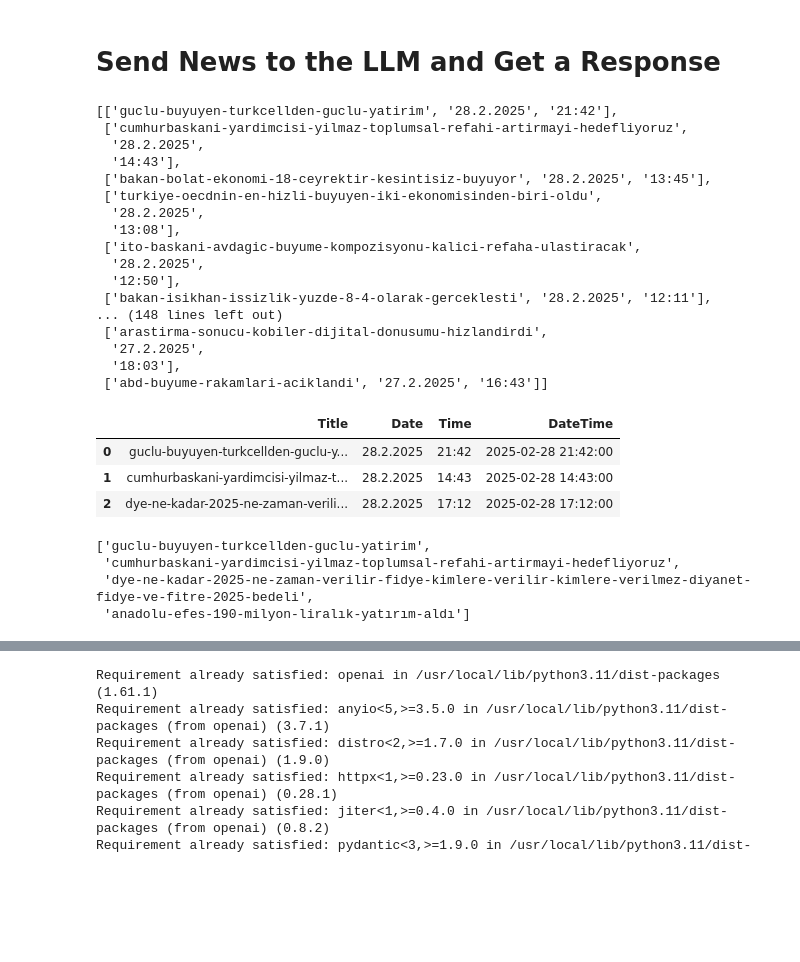
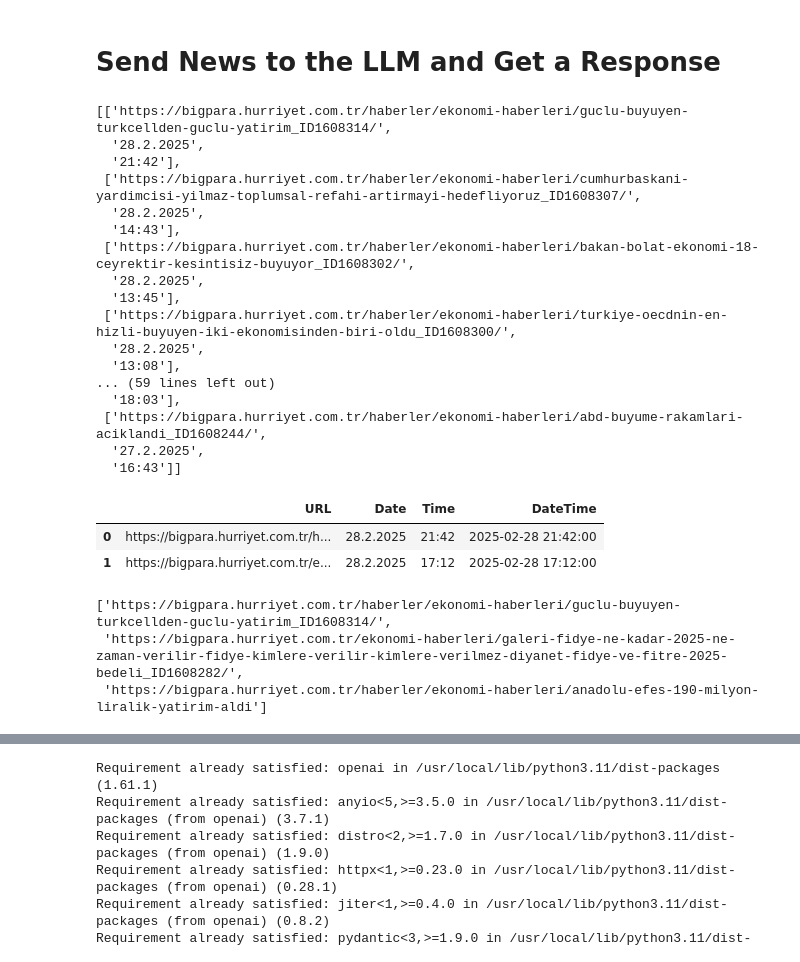
Before and after one commit to burakemretetik/news_signal, a Jupyter notebook: ScrapeNews.ipynb, the cells around one changed output, grey strips where cells are left out. Saved outputs shown, nothing was run; the diff lists cells and outputs as text; code cells hidden in the pictures; blank space fills up the shorter version.

```diff
--- a/ScrapeNews.ipynb
+++ b/ScrapeNews.ipynb
@@ -232,11 +232,13 @@ for link in bigpara_links:
 # Parse the HTML content
 soup = BeautifulSoup(bigpara, 'html.parser')
 
+news_data = []
 for ul_tag in soup.find_all('ul'):
     # Extract href
     href_tag = ul_tag.find('a', href=True)
     href = href_tag['href'] if href_tag else None  # Handle if href not found
-    href = href[28:-11] if href_tag else None  # Handle if href not found
+    #href = href[28:-11] if href_tag else None  # Handle if href not found
+    href = "https://bigpara.hurriyet.com.tr" + href if href else None  # Handle if href not found
 
     # Extract date and time
     date_tag = ul_tag.find('li', class_='cell012')
@@ -245,60 +247,58 @@ for ul_tag in soup.find_all('ul'):
     time_tag = ul_tag.find('li', class_='cell024')
     time = time_tag.text if time_tag else None  # Handle if time not found
 
-    if href and date and time:  # Print only if all elements found
-        news_data.append([href, date, time])  # Store as list for CSV writing
+    if href and date and time:  # Append only if all elements found
+        news_data.append([href, date, time])
 
 news_data
 # %% [output]
-[['guclu-buyuyen-turkcellden-guclu-yatirim', '28.2.2025', '21:42'],
- ['cumhurbaskani-yardimcisi-yilmaz-toplumsal-refahi-artirmayi-hedefliyoruz',
+[['https://bigpara.hurriyet.com.tr/haberler/ekonomi-haberleri/guclu-buyuyen-turkcellden-guclu-yatirim_ID1608314/',
+  '28.2.2025',
+  '21:42'],
+ ['https://bigpara.hurriyet.com.tr/haberler/ekonomi-haberleri/cumhurbaskani-yardimcisi-yilmaz-toplumsal-refahi-artirmayi-hedefliyoruz_ID1608307/',
   '28.2.2025',
   '14:43'],
- ['bakan-bolat-ekonomi-18-ceyrektir-kesintisiz-buyuyor', '28.2.2025', '13:45'],
- ['turkiye-oecdnin-en-hizli-buyuyen-iki-ekonomisinden-biri-oldu',
+ ['https://bigpara.hurriyet.com.tr/haberler/ekonomi-haberleri/bakan-bolat-ekonomi-18-ceyrektir-kesintisiz-buyuyor_ID1608302/',
+  '28.2.2025',
+  '13:45'],
+ ['https://bigpara.hurriyet.com.tr/haberler/ekonomi-haberleri/turkiye-oecdnin-en-hizli-buyuyen-iki-ekonomisinden-biri-oldu_ID1608300/',
   '28.2.2025',
   '13:08'],
- ['ito-baskani-avdagic-buyume-kompozisyonu-kalici-refaha-ulastiracak',
-  '28.2.2025',
-  '12:50'],
- ['bakan-isikhan-issizlik-yuzde-8-4-olarak-gerceklesti', '28.2.2025', '12:11'],
-... (148 lines left out)
- ['arastirma-sonucu-kobiler-dijital-donusumu-hizlandirdi',
+... (59 lines left out)
+  '18:03'],
+ ['https://bigpara.hurriyet.com.tr/haberler/ekonomi-haberleri/abd-buyume-rakamlari-aciklandi_ID1608244/',
   '27.2.2025',
-  '18:03'],
- ['abd-buyume-rakamlari-aciklandi', '27.2.2025', '16:43']]
+  '16:43']]
 # %%
 # Assuming news_data is a list of lists like [['href', 'date', 'time'], ...]
-df = pd.DataFrame(news_data, columns=['Title', 'Date', 'Time'])
+df = pd.DataFrame(news_data, columns=['URL', 'Date', 'Time'])
 
 # Convert 'Date' and 'Time' to datetime objects
 df['DateTime'] = pd.to_datetime(df['Date'] + ' ' + df['Time'], format='%d.%m.%Y %H:%M')
 
 # Get current time
 now = datetime.now()
 
 # Filter news from the last hour
 recent_news = df[df['DateTime'] > now - timedelta(hours=5)]
 
 # Drop the index
 recent_news.reset_index(drop=True, inplace=True)
 
 # Display the filtered news
 recent_news
 # %% [output]
-|  | Title | Date | Time | DateTime |
-| 0 | guclu-buyuyen-turkcellden-guclu-y... | 28.2.2025 | 21:42 | 2025-02-28 21:42:00 |
-| 1 | cumhurbaskani-yardimcisi-yilmaz-t... | 28.2.2025 | 14:43 | 2025-02-28 14:43:00 |
-| 2 | dye-ne-kadar-2025-ne-zaman-verili... | 28.2.2025 | 17:12 | 2025-02-28 17:12:00 |
+|  | URL | Date | Time | DateTime |
+| 0 | https://bigpara.hurriyet.com.tr/h... | 28.2.2025 | 21:42 | 2025-02-28 21:42:00 |
+| 1 | https://bigpara.hurriyet.com.tr/e... | 28.2.2025 | 17:12 | 2025-02-28 17:12:00 |
 # %%
-recent_news = recent_news['Title'].tolist()
-recent_news.append("anadolu-efes-190-milyon-liralık-yatırım-aldı") # Add an extra news to test if LLM responses to a signal
+recent_news = recent_news['URL'].tolist()
+recent_news.append("https://bigpara.hurriyet.com.tr/haberler/ekonomi-haberleri/anadolu-efes-190-milyon-liralik-yatirim-aldi") # Add an extra news to test if LLM responses to a signal
 recent_news
 # %% [output]
-['guclu-buyuyen-turkcellden-guclu-yatirim',
- 'cumhurbaskani-yardimcisi-yilmaz-toplumsal-refahi-artirmayi-hedefliyoruz',
- 'dye-ne-kadar-2025-ne-zaman-verilir-fidye-kimlere-verilir-kimlere-verilmez-diyanet-fidye-ve-fitre-2025-bedeli',
- 'anadolu-efes-190-milyon-liralık-yatırım-aldı']
+['https://bigpara.hurriyet.com.tr/haberler/ekonomi-haberleri/guclu-buyuyen-turkcellden-guclu-yatirim_ID1608314/',
+ 'https://bigpara.hurriyet.com.tr/ekonomi-haberleri/galeri-fidye-ne-kadar-2025-ne-zaman-verilir-fidye-kimlere-verilir-kimlere-verilmez-diyanet-fidye-ve-fitre-2025-bedeli_ID1608282/',
+ 'https://bigpara.hurriyet.com.tr/haberler/ekonomi-haberleri/anadolu-efes-190-milyon-liralik-yatirim-aldi']
 # %%
 !wget https://raw.githubusercontent.com/burakemretetik/news_signal/master/bist_100_hisseleri.csv
 
```
Also changed, not shown: parts of 10 cells of this notebook.
